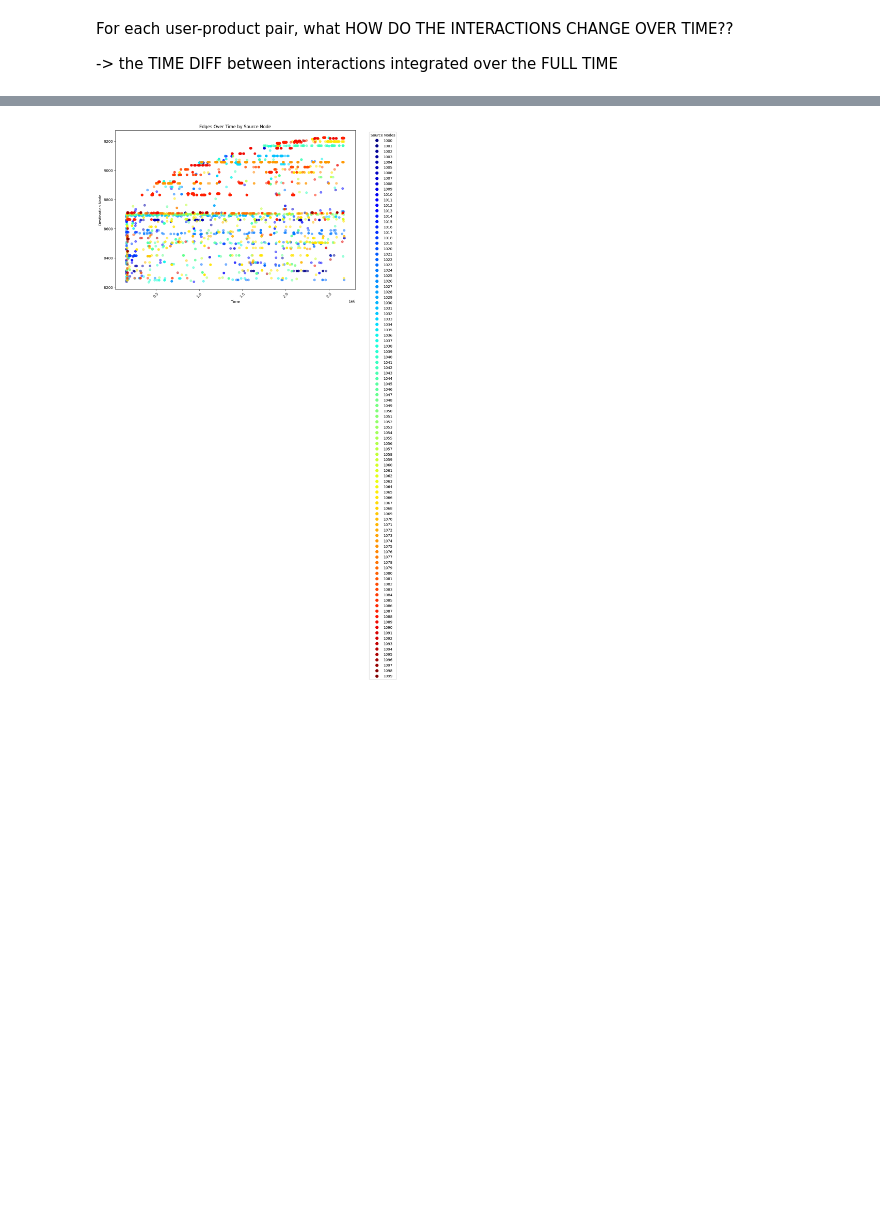
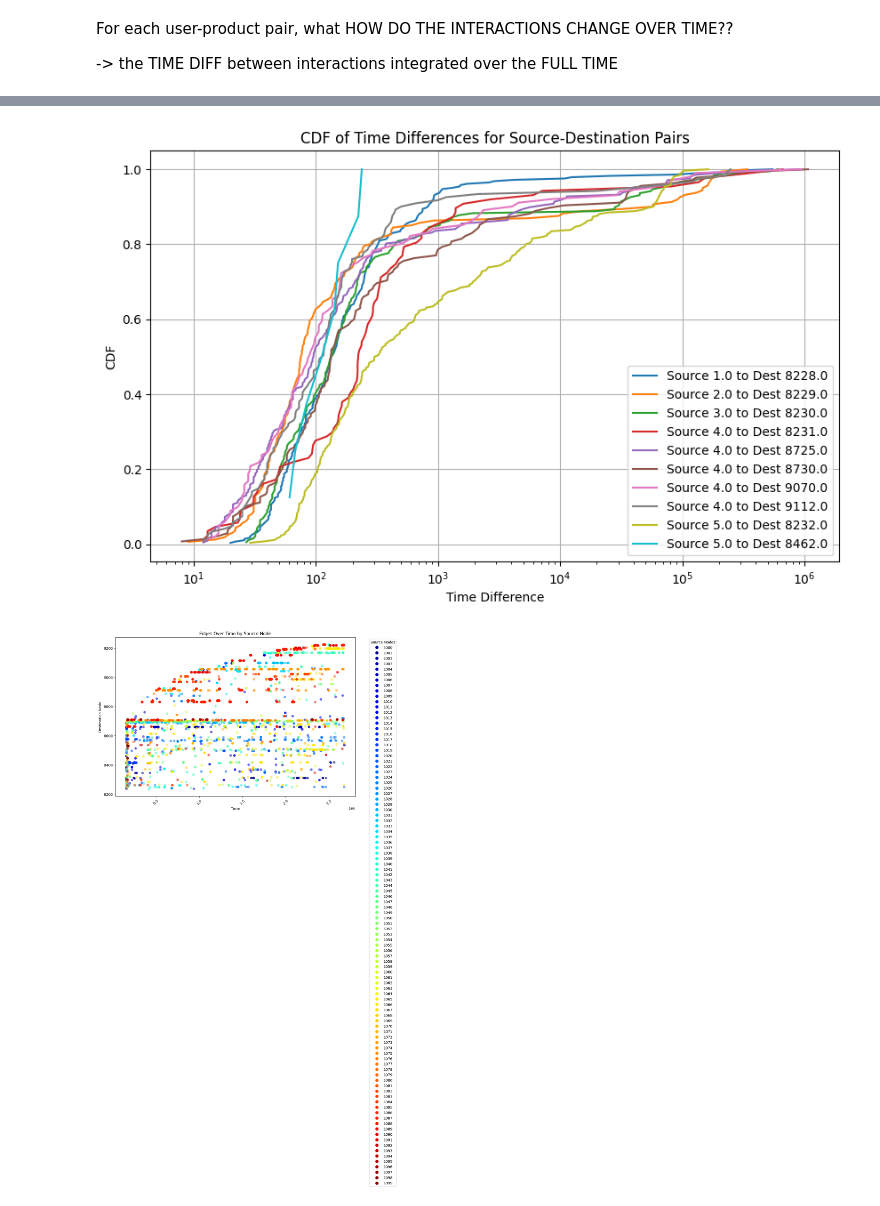
Before and after one commit to rickconci/TGL_recurrent, a Jupyter notebook: Ideas.ipynb, the cells around one changed output, grey strips where cells are left out. Cells and saved outputs as stored; diff of their text form; code cells hidden in the pictures; blank space fills up the shorter version.

```diff
--- a/Ideas.ipynb
+++ b/Ideas.ipynb
@@ -419,34 +392,36 @@ def plot_cdf_for_source_destination_pairs(data_df, max_pairs=None, log_scale=Fal
 
     # Counter to limit the number of pairs plotted if max_pairs is set
     pair_count = 0
 
     for (source, destination), group in grouped:
         # Skip any groups without TimeDiff data
         if 'TimeDiff' not in group or group['TimeDiff'].isnull().all():
             continue
 
         sorted_time_diffs = np.sort(group['TimeDiff'].dropna().values)
         cdf = np.arange(1, len(sorted_time_diffs) + 1) / len(sorted_time_diffs)
 
         # Plot
         plt.plot(sorted_time_diffs, cdf, label=f'Source {source} to Dest {destination}')
 
         pair_count += 1
         if max_pairs is not None and pair_count >= max_pairs:
             break
 
     if log_scale:
         plt.xscale('log')  # Set the x-axis to a logarithmic scale
 
     plt.xlabel('Time Difference')
     plt.ylabel('CDF')
     plt.title('CDF of Time Differences for Source-Destination Pairs')
     plt.legend()
     plt.grid(True)
     plt.show()
 
 # Example usage:
-# plot_cdf_for_source_destination_pairs(data_df, max_pairs=10, log_scale=True)
+plot_cdf_for_source_destination_pairs(data_df, max_pairs=10, log_scale=True)
+# %% [output]
+[figure, added]
 # %%
 import matplotlib.pyplot as plt
 import numpy as np
```
Also changed, not shown: parts of 20 cells of this notebook.
